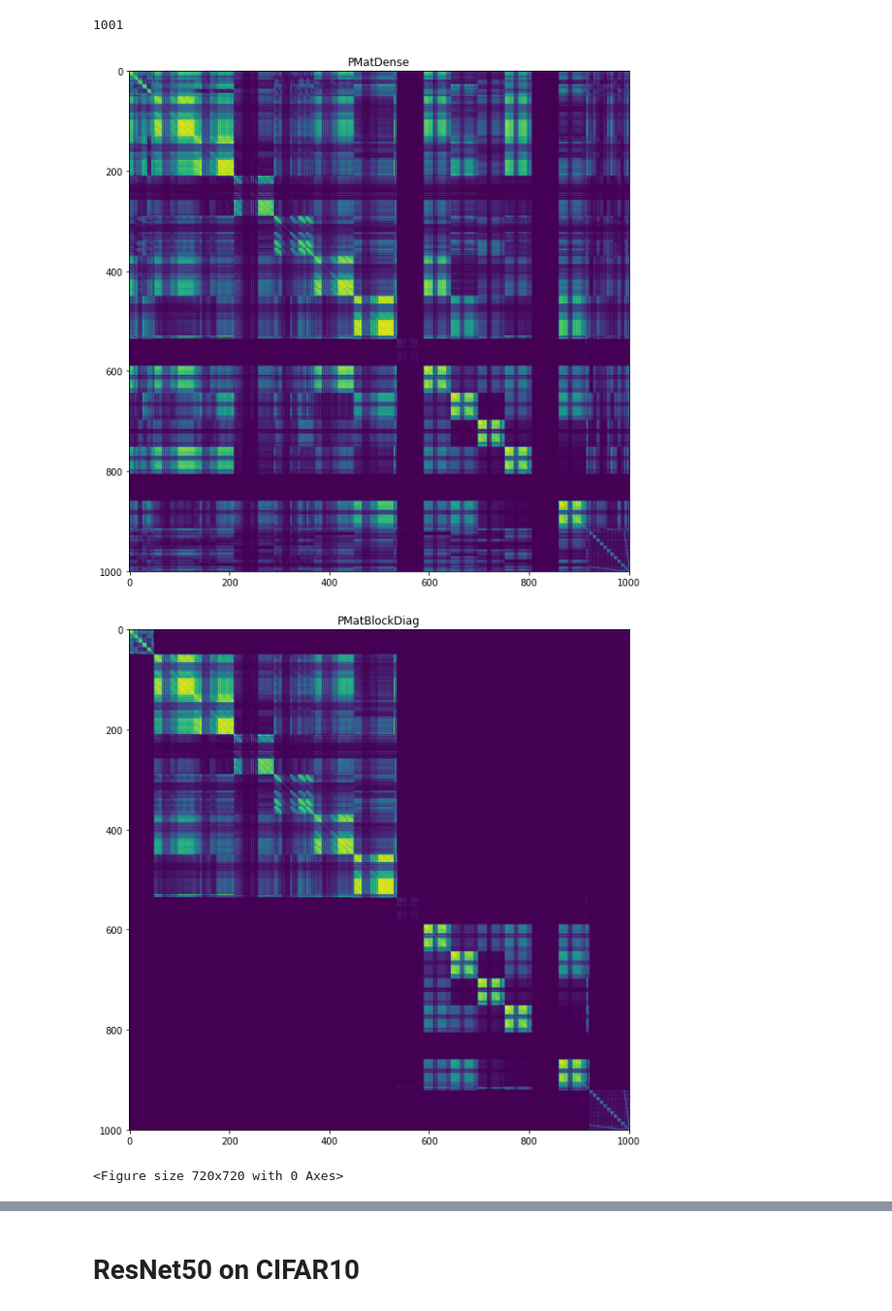
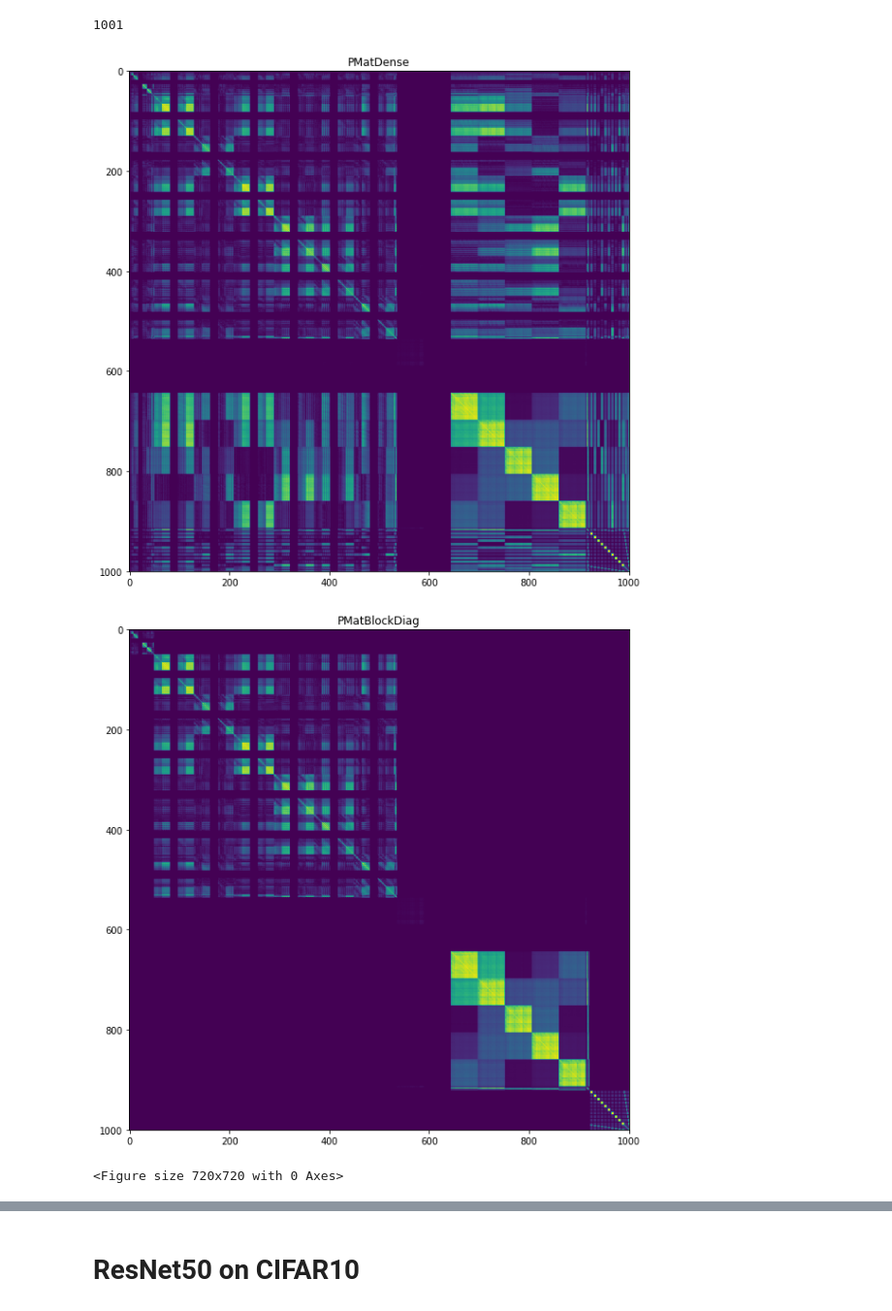
Before and after one commit to tfjgeorge/nngeometry, a Jupyter notebook: examples/Timings and display of FIM representations.ipynb, the cells around one changed output, grey strips where cells are left out. Shown at 97% size. Saved outputs shown, nothing was run; the diff lists cells and outputs as text; code cells hidden in the pictures.

```diff
--- a/examples/Timings and display of FIM representations.ipynb
+++ b/examples/Timings and display of FIM representations.ipynb
@@ -74,7 +74,7 @@ for repr in [PMatDense, PMatBlockDiag, PMatImplicit, PMatDiag, PMatEKFAC, PMatKF
     timings[repr] = dict()
 
     time_start = time.time()
-    F = FIM_MonteCarlo1(model=convnet,
+    F = FIM_MonteCarlo(model=convnet,
                         loader=trainloader,
                         representation=repr,
                         device='cuda')
@@ -115,33 +115,33 @@ for repr in [PMatDense, PMatBlockDiag, PMatImplicit, PMatDiag, PMatEKFAC, PMatKF
         F.solve(v)
         time_end = time.time()
         timings[repr]['solve'] = time_end - time_start
     except:
         pass
 
     try:
         time_start = time.time()
         F_dense = F.get_dense_tensor()
         time_end = time.time()
         timings[repr]['get_dense'] = time_end - time_start
     except:
         pass
 
     try:
         repr_name = str(repr).split('.')[-1][:-2]
         plt.figure(figsize=(10, 10))
         plt.imshow(compute_correlation(F_dense).cpu())
         plt.title(repr_name)
         plt.savefig('repr_img/'+ repr_name + '.png')
         plt.show()
         plt.close()
 
         del F_dense
 
     except:
         pass
 
     del F
 # %% [output]
-[figure, old version]
+[figure, new version]
-[figure, old version]
+[figure, new version]
 <Figure size 720x720 with 0 Axes>
```
Also changed, not shown: parts of 5 cells of this notebook.
